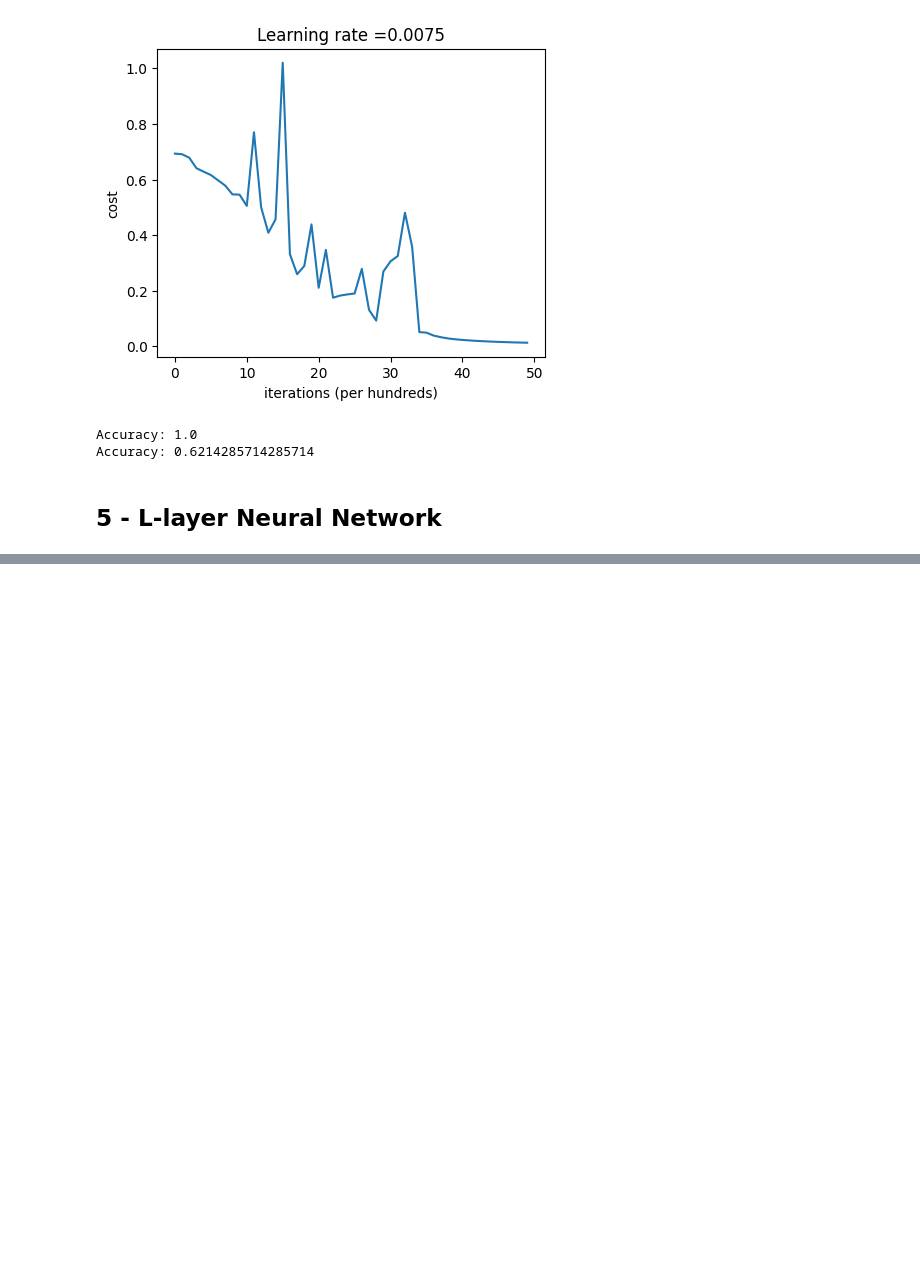
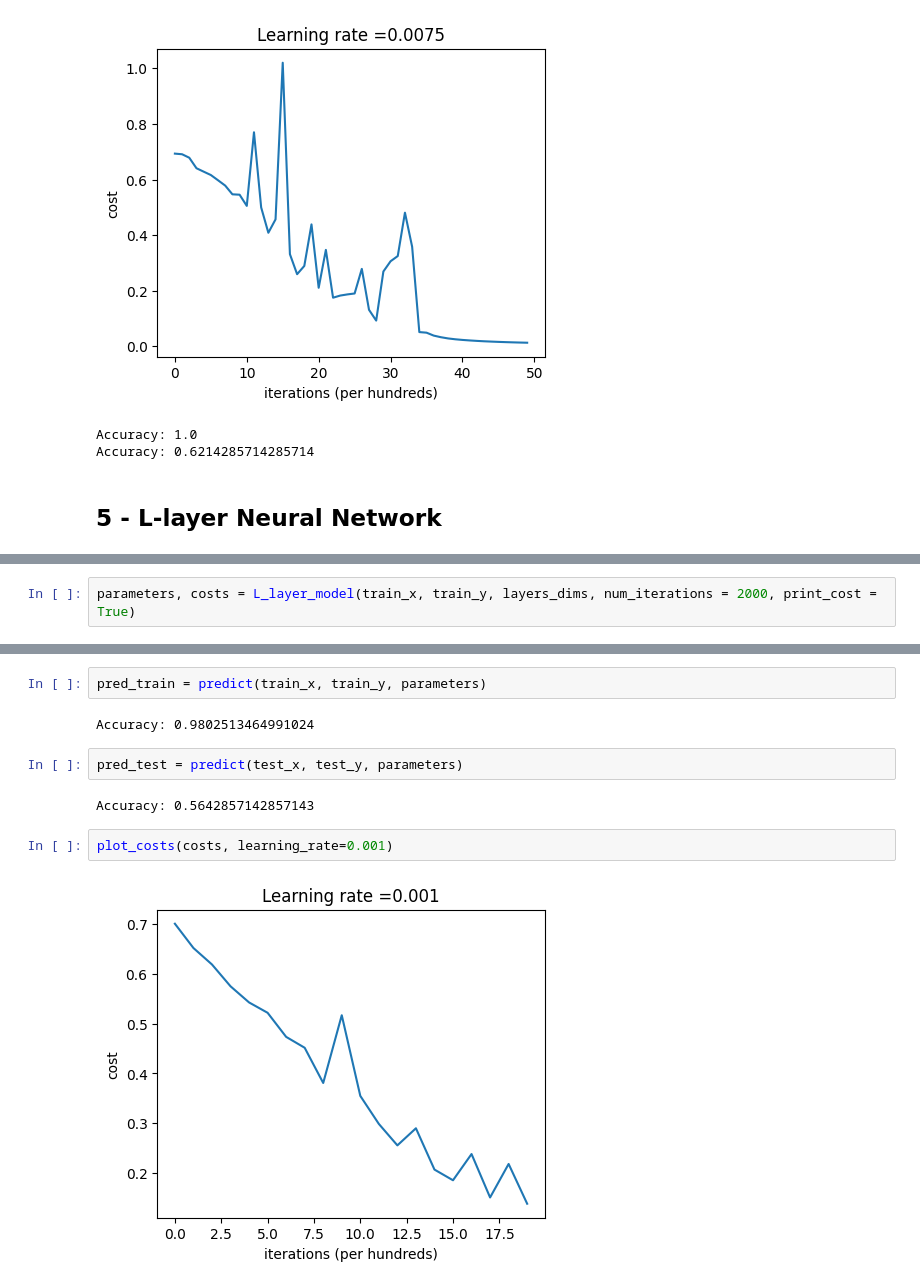
Before and after one commit to LichtLiu/NYCU_DL_Final, a Jupyter notebook: NYCU_DL_Final.ipynb, the cells around one changed output, grey strips where cells are left out. Drawn from its saved outputs; the diff is of its cells as text; blank space fills up the shorter version.

```diff
--- a/NYCU_DL_Final.ipynb
+++ b/NYCU_DL_Final.ipynb
@@ -848,0 +911,2 @@ Accuracy: 0.6142857142857143
+# %%
+parameters, costs = L_layer_model(train_x, train_y, layers_dims, num_iterations = 2000, print_cost = True)
@@ -848,0 +931,12 @@ Accuracy: 0.6142857142857143
+# %%
+pred_train = predict(train_x, train_y, parameters)
+# %% [output]
+Accuracy: 0.9802513464991024
+# %%
+pred_test = predict(test_x, test_y, parameters)
+# %% [output]
+Accuracy: 0.5642857142857143
+# %%
+plot_costs(costs, learning_rate=0.001)
+# %% [output]
+[figure, added]
```
Also changed, not shown: parts of 26 cells of this notebook.
